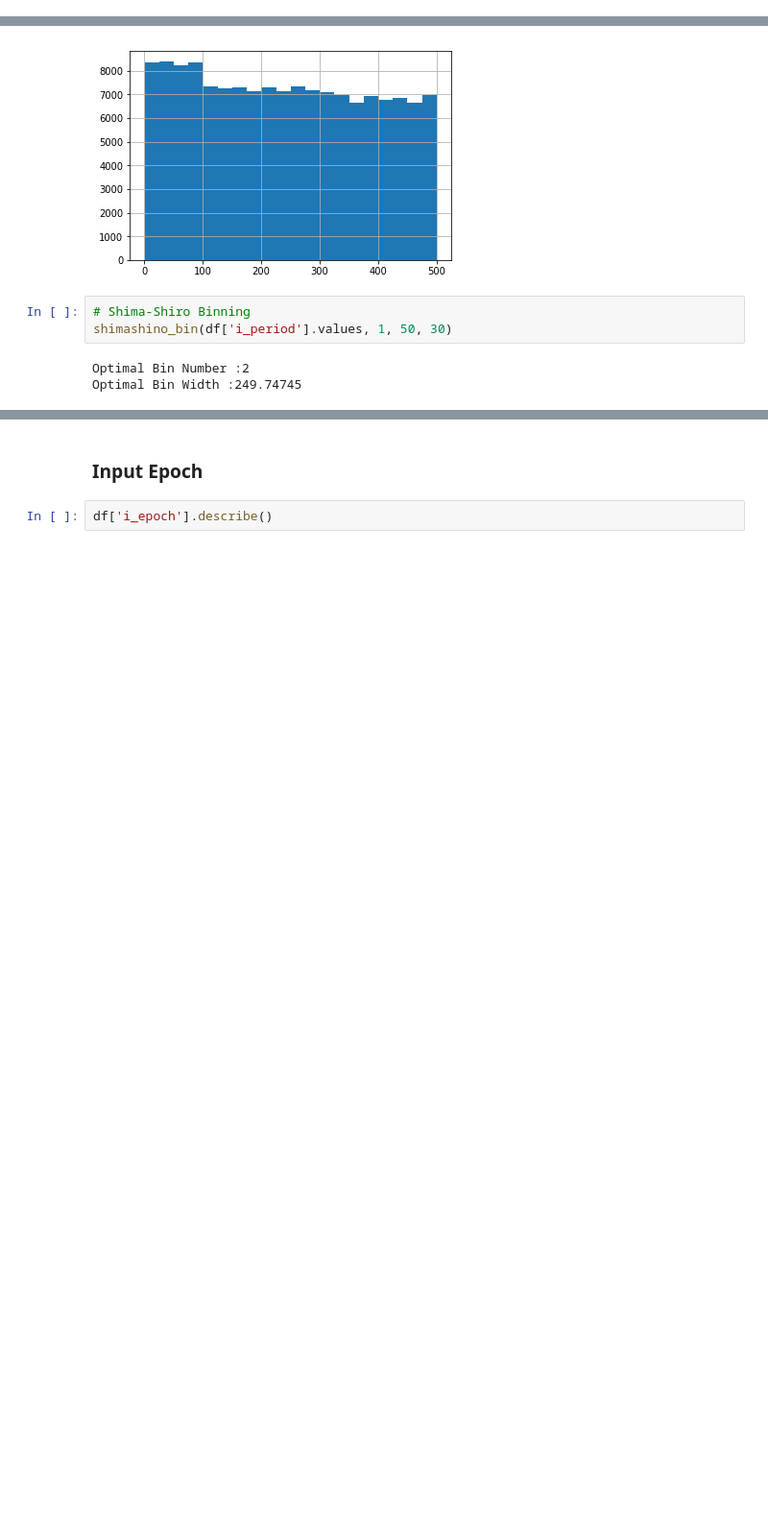
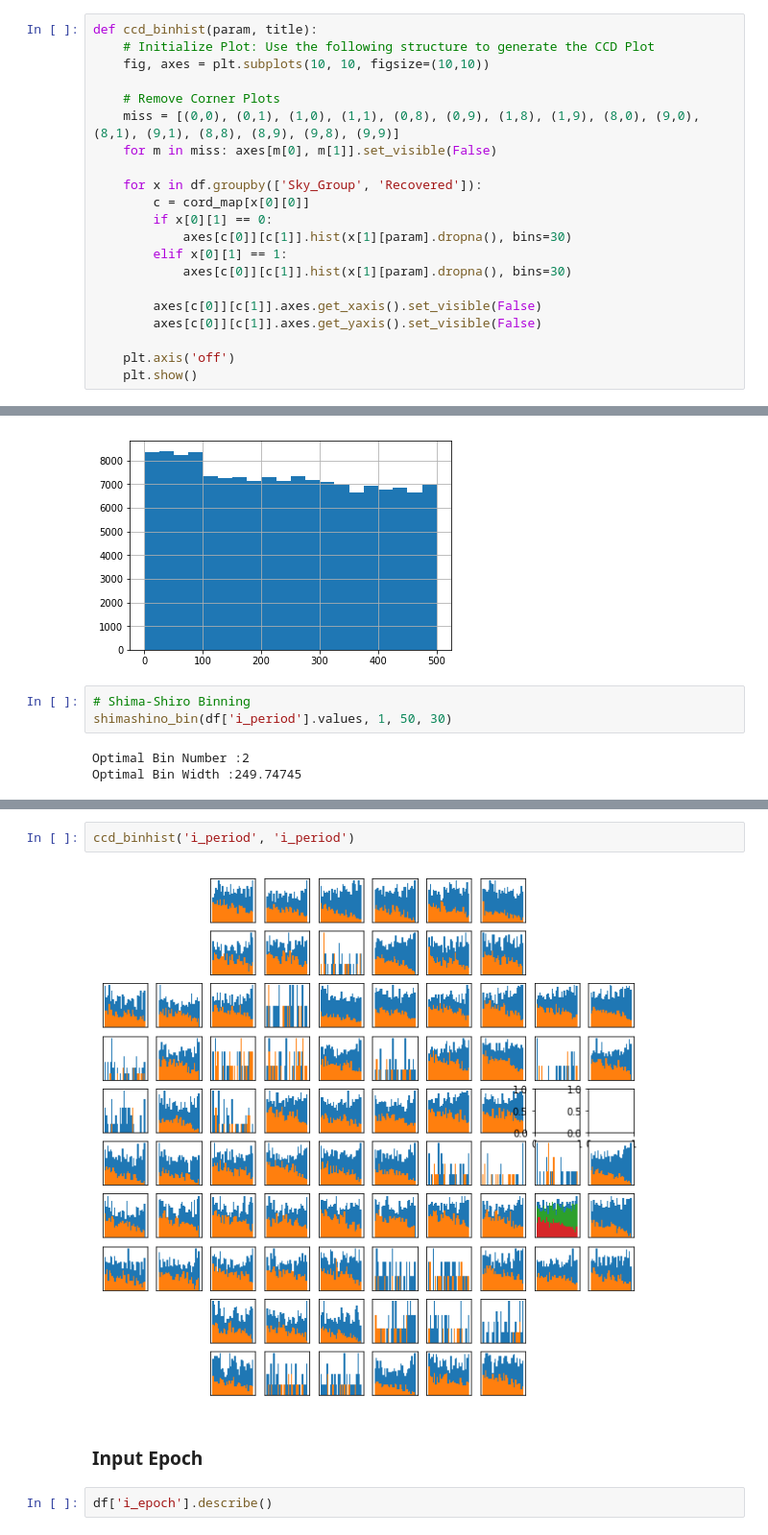
Before and after one commit to yutarochan/DS440, a Jupyter notebook: notebooks/EDA.ipynb, the cells around one changed output, grey strips where cells are left out. Shown: that part at 96% size. Saved outputs shown, nothing was run; the diff lists cells and outputs as text; blank space fills up the shorter version.

```diff
--- a/notebooks/EDA.ipynb
+++ b/notebooks/EDA.ipynb
@@ -255,3 +297,24 @@ for m in miss: axes[m[0], m[1]].set_visible(False)
+# %%
+def ccd_binhist(param, title):
+    # Initialize Plot: Use the following structure to generate the CCD Plot
+    fig, axes = plt.subplots(10, 10, figsize=(10,10))
+
+    # Remove Corner Plots
+    miss = [(0,0), (0,1), (1,0), (1,1), (0,8), (0,9), (1,8), (1,9), (8,0), (9,0), (8,1), (9,1), (8,8), (8,9), (9,8), (9,9)]
+    for m in miss: axes[m[0], m[1]].set_visible(False)
+
+    for x in df.groupby(['Sky_Group', 'Recovered']):
+        c = cord_map[x[0][0]]
+        if x[0][1] == 0:
+            axes[c[0]][c[1]].hist(x[1][param].dropna(), bins=30)
+        elif x[0][1] == 1:
+            axes[c[0]][c[1]].hist(x[1][param].dropna(), bins=30)
+
+        axes[c[0]][c[1]].axes.get_xaxis().set_visible(False)
+        axes[c[0]][c[1]].axes.get_yaxis().set_visible(False)
+
+    plt.axis('off')
+    plt.show()
 # %% [markdown]
 ### Input Period
 The orbital period (days) of the injected signal
@@ -281,3 +348,7 @@ Optimal Bin Width :249.74745
+# %%
+ccd_binhist('i_period', 'i_period')
+# %% [output]
+[figure, added]
 # %% [markdown]
 ### Input Epoch
 # %%
```
Also changed, not shown: parts of 21 cells of this notebook, 1 other file.
